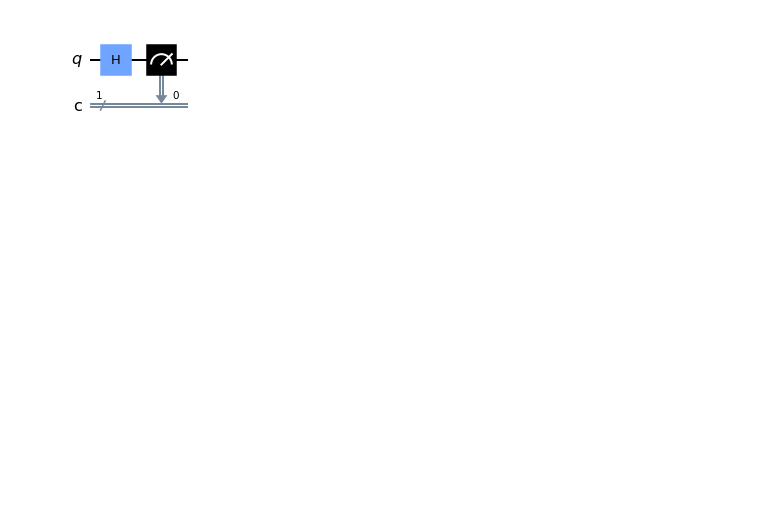
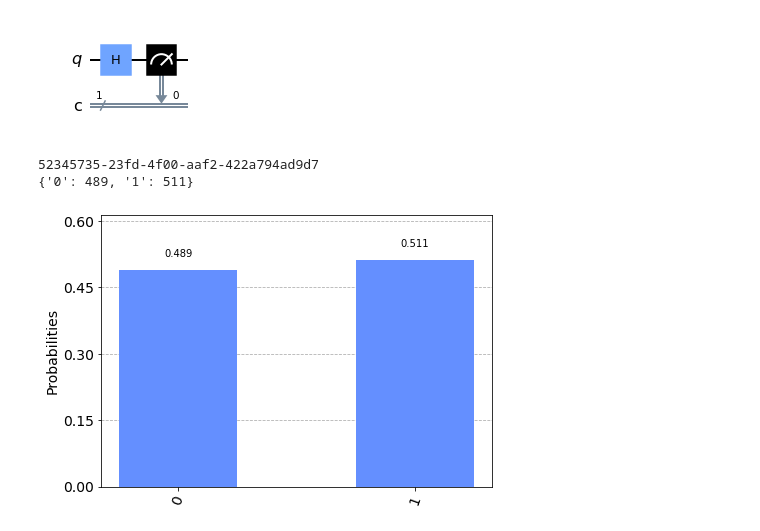
Before and after one commit to Param3103/experimenting_qiskit, a Jupyter notebook: code.ipynb, the cells around one changed output. Cells and saved outputs as stored; diff of their text form; code cells hidden in the pictures; blank space fills up the shorter version.

Commit message:
able to work with  quantum simulator but not actual quantum computer yet

```diff
--- a/code.ipynb
+++ b/code.ipynb
@@ -10,3 +10,21 @@ circuit.measure(qReg[0], cReg[0])
 display(circuit.draw('mpl'))
 # %% [output]
 [figure]
+# %%
+from qiskit import Aer
+device = Aer.get_backend('qasm_simulator')
+from qiskit import execute
+from qiskit.visualization import plot_histogram
+
+job = execute(circuit, backend=device, shots=1000)
+print(job.job_id())
+
+result = job.result()
+counts = result.get_counts(circuit)
+
+print(counts)
+display(plot_histogram(counts))
+# %% [output]
+52345735-23fd-4f00-aaf2-422a794ad9d7
+{'0': 489, '1': 511}
+[figure, added]
```
Also changed, not shown: parts of 3 cells of this notebook.
